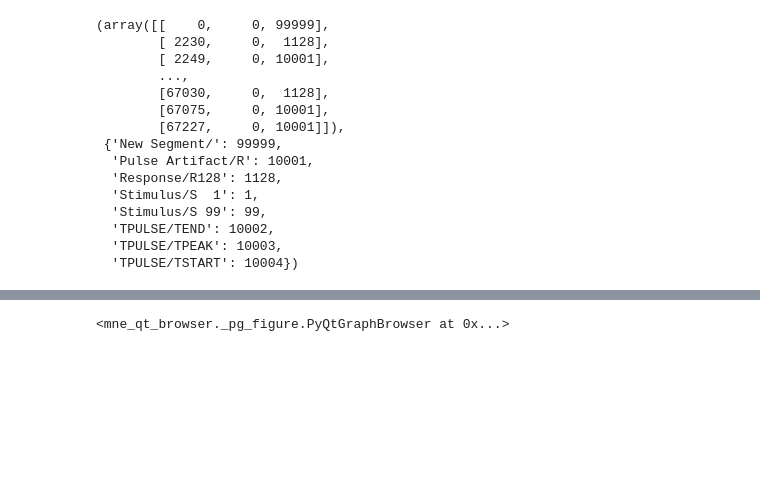
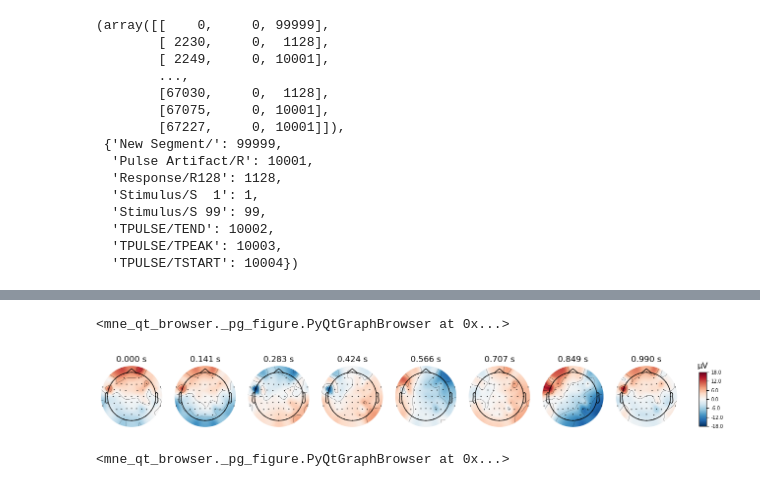
Before and after one commit to mrpotato180/final_project_neuroim, a Jupyter notebook: EEG_analysis_04_05.ipynb, the cells around one changed output, grey strips where cells are left out. Drawn from its saved outputs; the diff is of its cells as text; code cells hidden in the pictures; blank space fills up the shorter version.

```diff
--- a/EEG_analysis_04_05.ipynb
+++ b/EEG_analysis_04_05.ipynb
@@ -138,3 +151,15 @@ epochs = mne.Epochs(data_filt, events[0], event_id, tmin, tmax, picks=picks, pro
+# %%
+epochs2= mne.make_fixed_length_epochs(data_filt.copy().crop(tmin=32, tmax=51))
+# %%
+epochs2.load_data().set_eeg_reference(ref_channels= ["FC1","CP1","FC5","CP5","C1","FC3","CP3","C5"]).plot()
+# %% [output]
+<mne_qt_browser._pg_figure.PyQtGraphBrowser at 0x...>
+# %%
+evoked2 = epochs2.set_eeg_reference(ref_channels= ["FC1","CP1","FC5","CP5","C1","FC3","CP3","C5"]).average() #mean of the epochs to get the evoked response
+evoked2.plot(time_unit='s', gfp=True) #plot of the evoked response
+evoked2.plot_topomap(times=np.linspace(0,0.99,8), ch_type='eeg',time_unit='s')
+# %% [output]
+[figure, added]
 # %%
 #matplotlib tk
 czepochs=epochs.copy().load_data().pick_channels(['Cz'])
```
Also changed, not shown: parts of 18 cells of this notebook.
